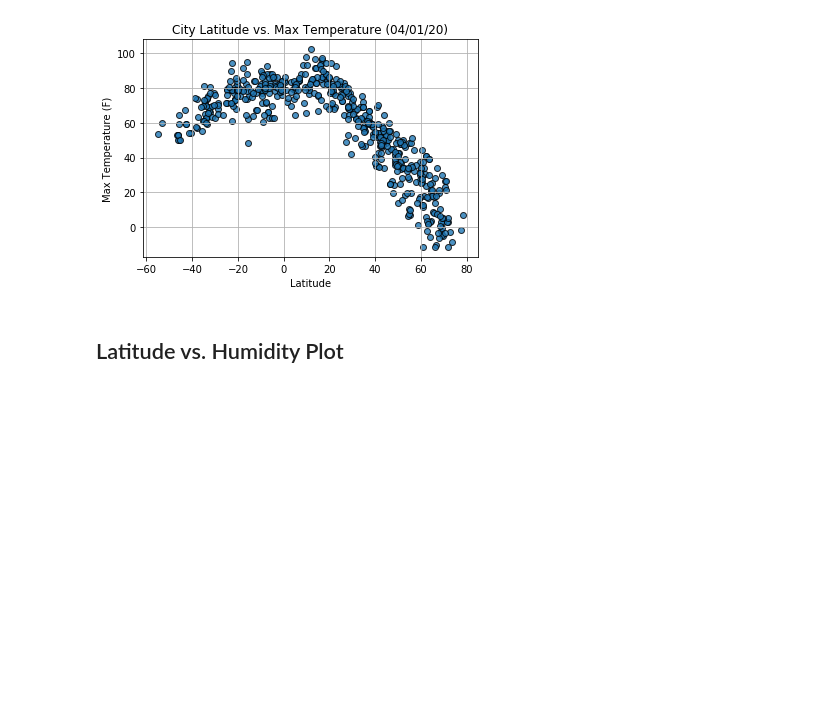
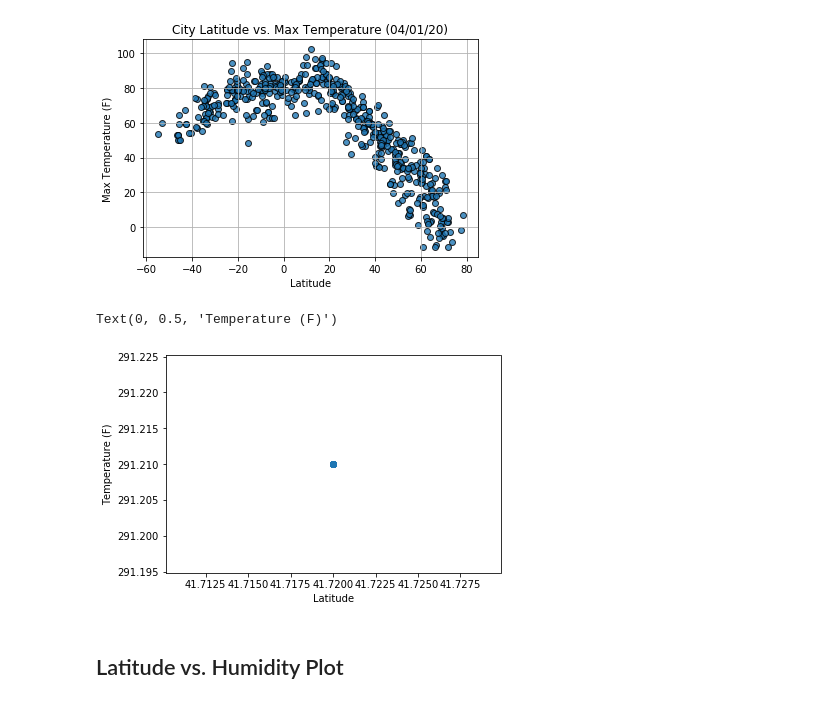
Before and after one commit to BradleyHigdon/python-api-challenge, a Jupyter notebook: WeatherPy/WeatherPy.ipynb, the cells around one changed output. Saved outputs shown, nothing was run; the diff lists cells and outputs as text; code cells hidden in the pictures; blank space fills up the shorter version.

```diff
--- a/WeatherPy/WeatherPy.ipynb
+++ b/WeatherPy/WeatherPy.ipynb
@@ -164,6 +164,15 @@ Int64Index([], dtype='int64')
 # %%
 # %% [output]
 [figure]
+# %%
+plt.scatter(weather_data["Lat"], weather_data["Temp"])
+
+plt.xlabel("Latitude")
+
+plt.ylabel("Temperature (F)")
+# %% [output]
+Text(0, 0.5, 'Temperature (F)')
+[figure, added]
 # %% [markdown]
 ## Latitude vs. Humidity Plot
 # %%
```
Also changed, not shown: parts of 7 cells of this notebook, 1 other file.
